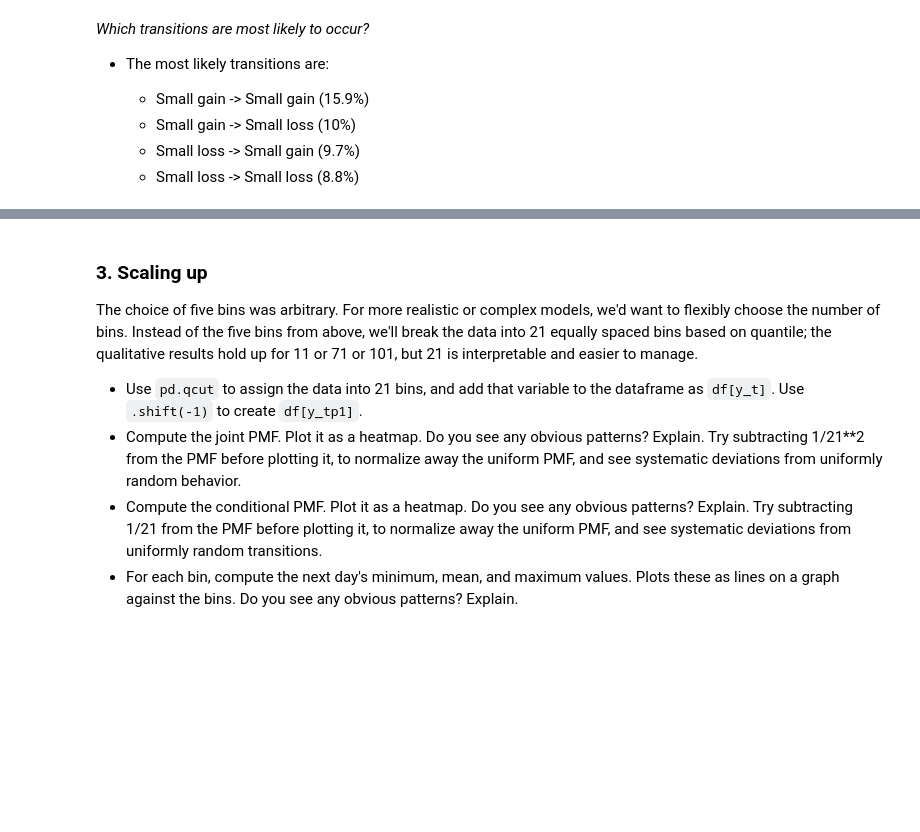
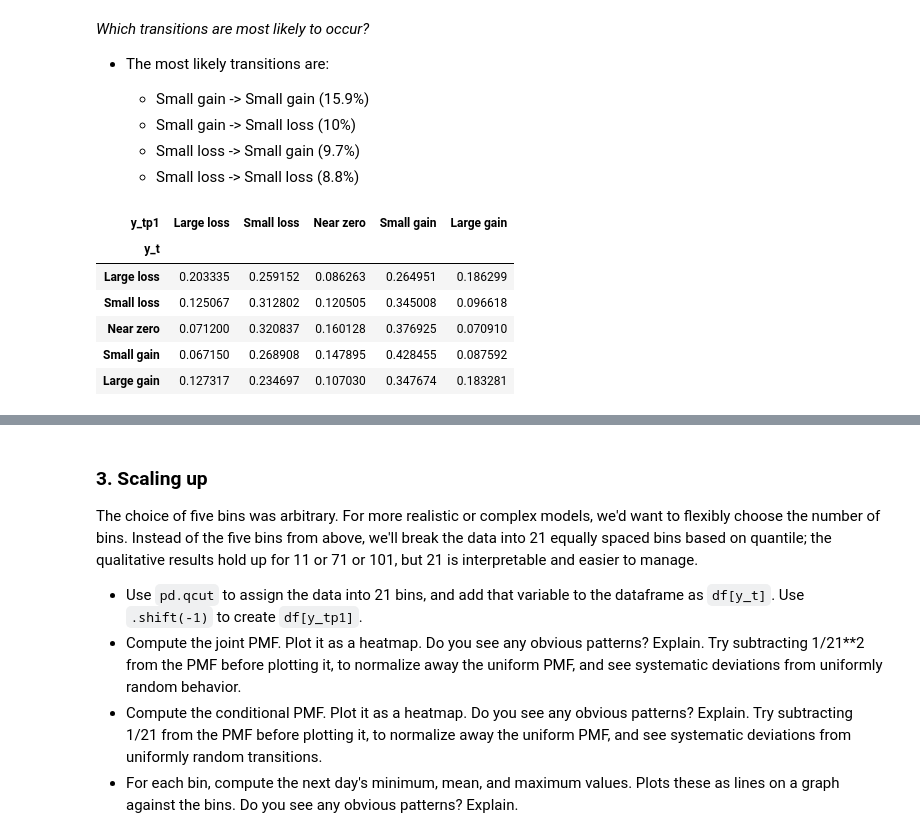
Before and after one commit to ae-phillips/uu_markov, a Jupyter notebook: lab_1/lab.ipynb, the cells around one changed output, grey strips where cells are left out. Drawn from its saved outputs; the diff is of its cells as text; code cells hidden in the pictures; blank space fills up the shorter version.

```diff
--- a/lab_1/lab.ipynb
+++ b/lab_1/lab.ipynb
@@ -195,10 +195,17 @@ pd.crosstab(
 # %%
 # compute conditional PMFs
 
 pd.crosstab(
     df["y_t"],
     df["y_tp1"],
-    normalize = True,
-    margins = True
+    normalize = "index"
 )
+# %% [output]
+| y_tp1 | Large loss | Small loss | Near zero | Small gain | Large gain |
+| y_t |  |  |  |  |  |
+| Large loss | 0.203335 | 0.259152 | 0.086263 | 0.264951 | 0.186299 |
+| Small loss | 0.125067 | 0.312802 | 0.120505 | 0.345008 | 0.096618 |
+| Near zero | 0.071200 | 0.320837 | 0.160128 | 0.376925 | 0.070910 |
+| Small gain | 0.067150 | 0.268908 | 0.147895 | 0.428455 | 0.087592 |
+| Large gain | 0.127317 | 0.234697 | 0.107030 | 0.347674 | 0.183281 |
 # %% [markdown]
```
Also changed, not shown: parts of 4 cells of this notebook.
